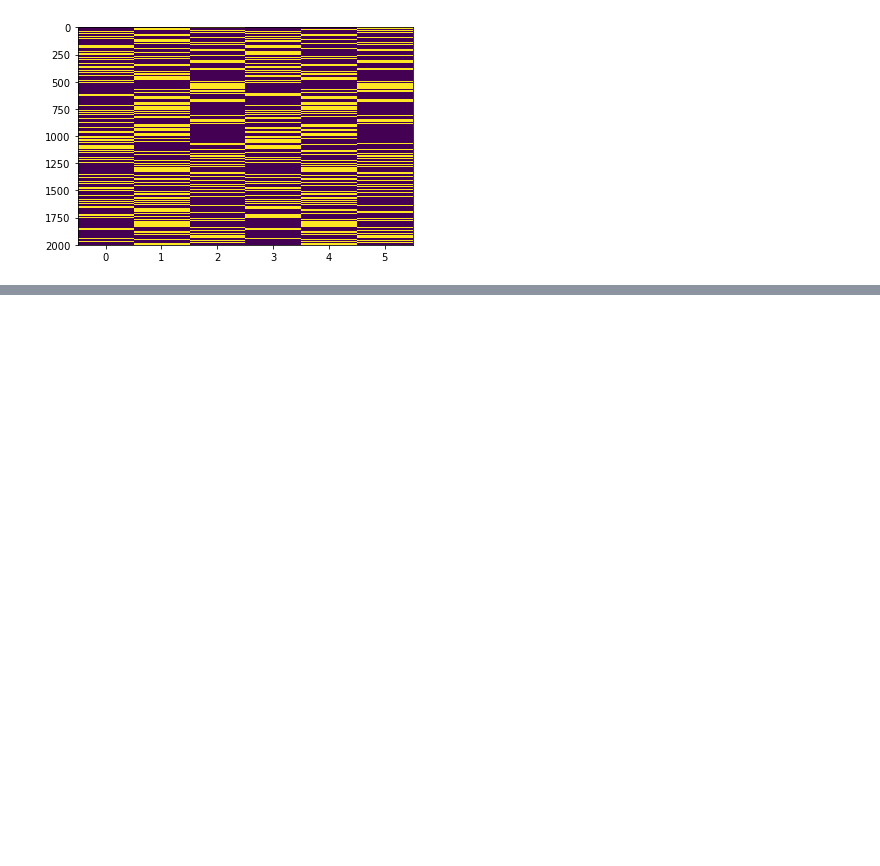
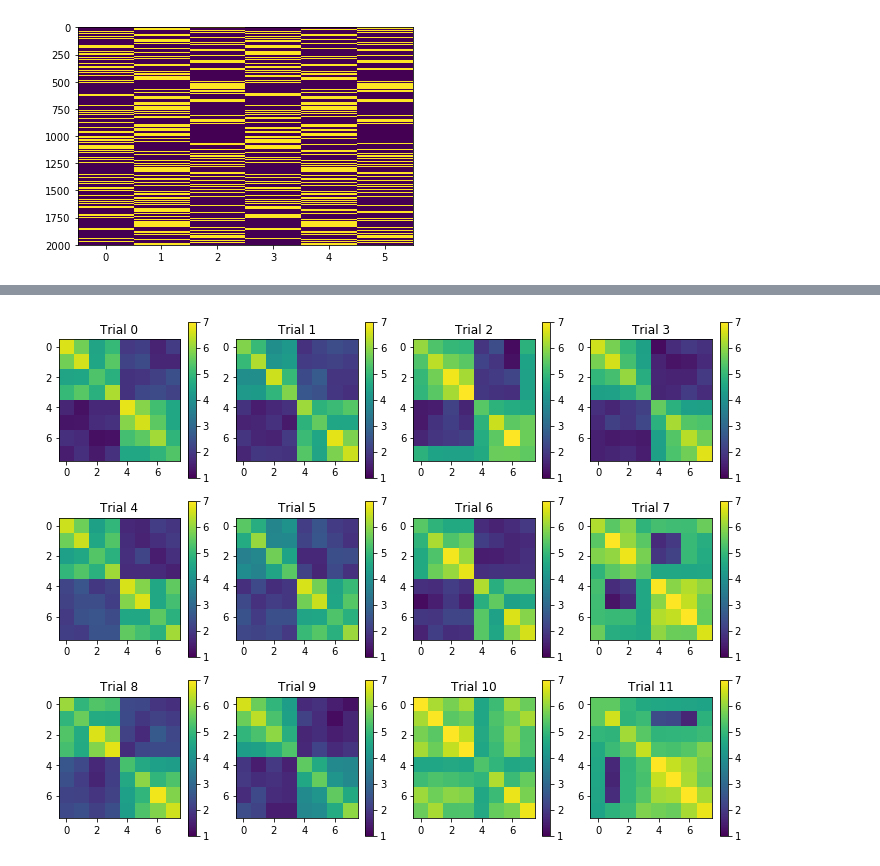
Before and after one commit to venkatesh-sivaraman/hicmotif, a Jupyter notebook: notebooks/test_rnn.ipynb, the cells around one changed output, grey strips where cells are left out. Saved outputs shown, nothing was run; the diff lists cells and outputs as text; code cells hidden in the pictures; blank space fills up the shorter version.

```diff
--- a/notebooks/test_rnn.ipynb
+++ b/notebooks/test_rnn.ipynb
@@ -96,0 +170,12 @@ plt.imshow(np.hstack([Y, Y_pred]), aspect='auto')
+# %%
+plt.figure(figsize=(10, 10))
+dim = np.ceil(np.sqrt(len(Rs)))
+for i, R in enumerate(Rs):
+    plt.subplot(dim, dim, i + 1)
+    plt.imshow(R[-1], vmin=1.0, vmax=7.0)
+    plt.colorbar()
+    plt.title("Trial " + str(i))
+plt.tight_layout()
+plt.show()
+# %% [output]
+[figure, added]
```
Also changed, not shown: parts of 9 cells of this notebook, 7 other files.
